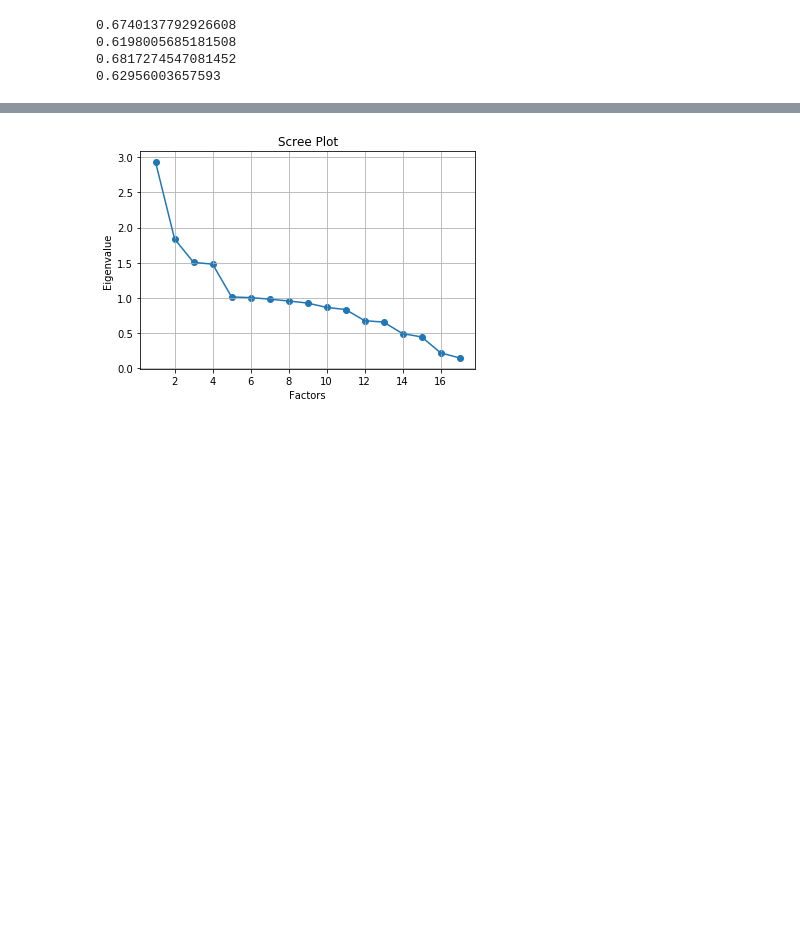
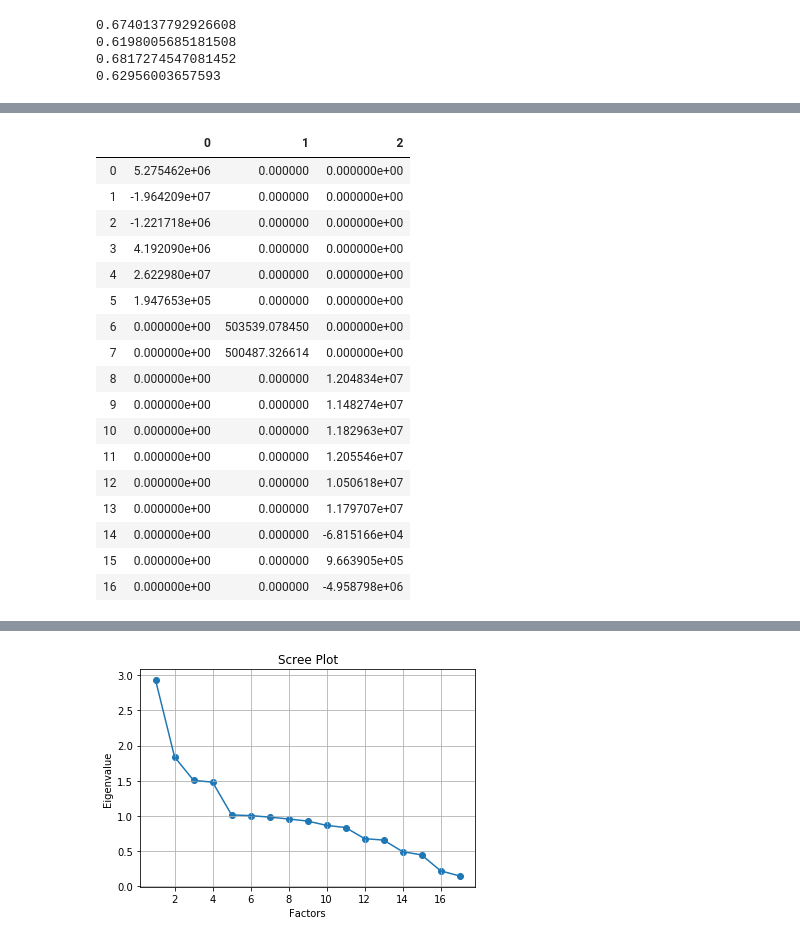
Before and after one commit to keerti-1997/Computing_cultural_capital, a Jupyter notebook: Computing_cultural_capital.ipynb, the cells around one changed output, grey strips where cells are left out. Drawn from its saved outputs; the diff is of its cells as text; code cells hidden in the pictures; blank space fills up the shorter version.

Commit message:
Confirmatory FA in progress

```diff
--- a/Computing_cultural_capital.ipynb
+++ b/Computing_cultural_capital.ipynb
@@ -764,0 +783,8 @@ retweet_count            0.144778 -0.013008 -0.005750 -0.001269
+# %%
+print("========================= FOR M2 ==========================")
+model_dict_M2 = {"Comm_content":["education_content_count","media_content_count","politics_content_count","neutral","positive","retweet_count"], \
+                "Status":["community","macro_micro"], \
+                "Identity":["followers_count","is_feminist","mention_count","bio_language","is_art","is_education","is_media","is_politics","is_sports"]}
+model_spec_M2 = ModelSpecificationParser.parse_model_specification_from_dict(M2_f, model_dict_M2)
+cfa_M2 = ConfirmatoryFactorAnalyzer(model_spec_M2,disp=False)
+cfa_M2.fit(M2_f.values)
@@ -764,0 +797,21 @@ retweet_count            0.144778 -0.013008 -0.005750 -0.001269
+# %%
+pd.DataFrame(cfa_M2.loadings_)
+# %% [output]
+|  | 0 | 1 | 2 |
+| 0 | 5.275462e+06 | 0.000000 | 0.000000e+00 |
+| 1 | -1.964209e+07 | 0.000000 | 0.000000e+00 |
+| 2 | -1.221718e+06 | 0.000000 | 0.000000e+00 |
+| 3 | 4.192090e+06 | 0.000000 | 0.000000e+00 |
+| 4 | 2.622980e+07 | 0.000000 | 0.000000e+00 |
+| 5 | 1.947653e+05 | 0.000000 | 0.000000e+00 |
+| 6 | 0.000000e+00 | 503539.078450 | 0.000000e+00 |
+| 7 | 0.000000e+00 | 500487.326614 | 0.000000e+00 |
+| 8 | 0.000000e+00 | 0.000000 | 1.204834e+07 |
+| 9 | 0.000000e+00 | 0.000000 | 1.148274e+07 |
+| 10 | 0.000000e+00 | 0.000000 | 1.182963e+07 |
+| 11 | 0.000000e+00 | 0.000000 | 1.205546e+07 |
+| 12 | 0.000000e+00 | 0.000000 | 1.050618e+07 |
+| 13 | 0.000000e+00 | 0.000000 | 1.179707e+07 |
+| 14 | 0.000000e+00 | 0.000000 | -6.815166e+04 |
+| 15 | 0.000000e+00 | 0.000000 | 9.663905e+05 |
+| 16 | 0.000000e+00 | 0.000000 | -4.958798e+06 |
```
Also changed, not shown: parts of 40 cells of this notebook.
